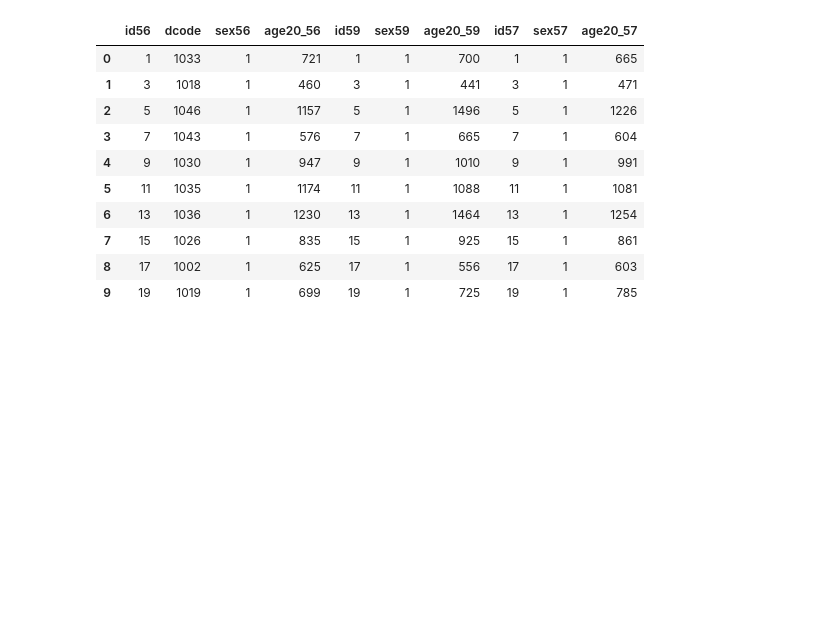
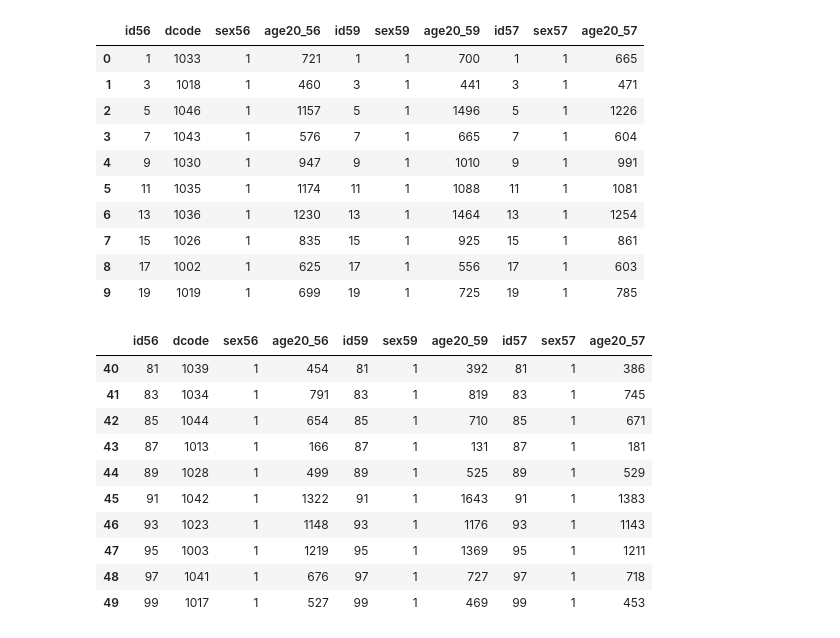
Before and after one commit to nualpair/DWDM21, a Jupyter notebook: project.ipynb, the cells around one changed output. Drawn from its saved outputs; the diff is of its cells as text; code cells hidden in the pictures; blank space fills up the shorter version.

```diff
--- a/project.ipynb
+++ b/project.ipynb
@@ -311,6 +333,20 @@ merged_table1.head(10) #หรือใช้คำสั่ง .head เเล
 | 7 | 15 | 1026 | 1 | 835 | 15 | 1 | 925 | 15 | 1 | 861 |
 | 8 | 17 | 1002 | 1 | 625 | 17 | 1 | 556 | 17 | 1 | 603 |
 | 9 | 19 | 1019 | 1 | 699 | 19 | 1 | 725 | 19 | 1 | 785 |
+# %%
+merged_table1.tail(10) #ใช้เ tail เพื่อลองดู10คนสุดท้าย
+# %% [output]
+|  | id56 | dcode | sex56 | age20_56 | id59 | sex59 | age20_59 | id57 | sex57 | age20_57 |
+| 40 | 81 | 1039 | 1 | 454 | 81 | 1 | 392 | 81 | 1 | 386 |
+| 41 | 83 | 1034 | 1 | 791 | 83 | 1 | 819 | 83 | 1 | 745 |
+| 42 | 85 | 1044 | 1 | 654 | 85 | 1 | 710 | 85 | 1 | 671 |
+| 43 | 87 | 1013 | 1 | 166 | 87 | 1 | 131 | 87 | 1 | 181 |
+| 44 | 89 | 1028 | 1 | 499 | 89 | 1 | 525 | 89 | 1 | 529 |
+| 45 | 91 | 1042 | 1 | 1322 | 91 | 1 | 1643 | 91 | 1 | 1383 |
+| 46 | 93 | 1023 | 1 | 1148 | 93 | 1 | 1176 | 93 | 1 | 1143 |
+| 47 | 95 | 1003 | 1 | 1219 | 95 | 1 | 1369 | 95 | 1 | 1211 |
+| 48 | 97 | 1041 | 1 | 676 | 97 | 1 | 727 | 97 | 1 | 718 |
+| 49 | 99 | 1017 | 1 | 527 | 99 | 1 | 469 | 99 | 1 | 453 |
 # %%
 merged_table1.describe() #ดูค่าข้อมูลทางสถิติโดยใช้ .describe()
 # %% [output]
```
Also changed, not shown: parts of 24 cells of this notebook.
